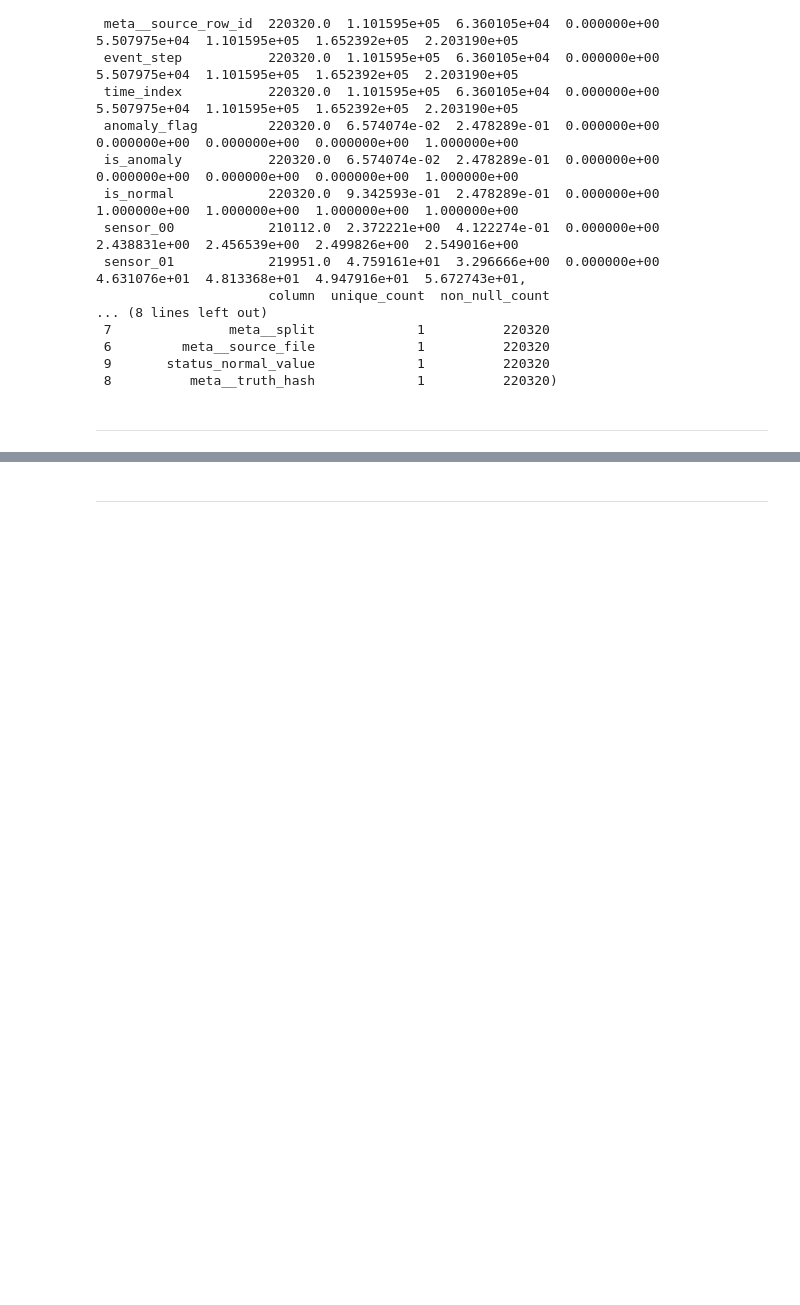
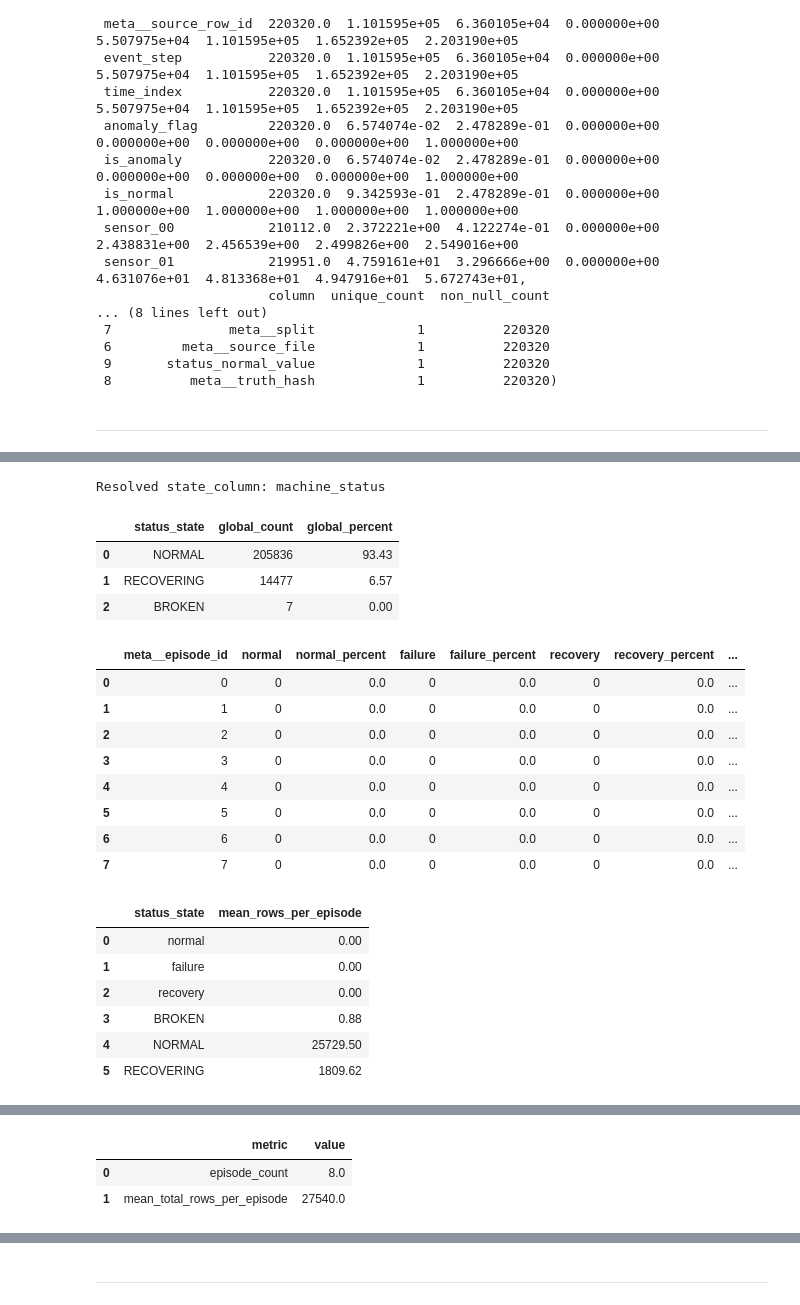
Before and after one commit to DCook-WGU/dcook-wgu-capstone-unified-predictive-maintenance-pipeline, a Jupyter notebook: notebooks/eda/EDA_Notebook_Pump_Silver_02_EDA.ipynb, the cells around one changed output, grey strips where cells are left out. Saved outputs shown, nothing was run; the diff lists cells and outputs as text; code cells hidden in the pictures; blank space fills up the shorter version.

```diff
--- a/notebooks/eda/EDA_Notebook_Pump_Silver_02_EDA.ipynb
+++ b/notebooks/eda/EDA_Notebook_Pump_Silver_02_EDA.ipynb
@@ -752,0 +894,56 @@ numeric_describe.head(10), cardinality_table.head(15)
+# %%
+truth_state_column = None
+FALLBACK_STATE_COL = "machine_status"
+
+label_resolution = silver_truth.get("runtime_facts", {}).get("label_resolution", {})
+truth_state_column = label_resolution.get("label_source_column")
+
+if truth_state_column is not None and str(truth_state_column).strip():
+    state_column = str(truth_state_column)
+else:
+    state_column = FALLBACK_STATE_COL
+
+if state_column not in dataframe.columns:
+    raise KeyError(
+        f"Resolved state_col='{state_column}' not found in dataframe columns."
+    )
+
+logger.info("Resolved state_col from Silver truth: %s", state_column)
+print("Resolved state_column:", state_column)
+
+
+state_map = {
+    "normal": "normal",
+    "broken": "failure",
+    "recovering": "recovery",
+}
+
+episode_status_stats = get_episode_status_state_stats(
+    dataframe=dataframe,
+    status_column=state_column,
+    episode_column="meta__episode_id",
+    state_order=["normal", "failure", "recovery"],
+    include_null_episode=False,
+    state_map=state_map,
+    lowercase_states=True,
+    strip_states=True,
+)
+
+global_status_stats = episode_status_stats["global_status_stats"]
+episode_status_counts = episode_status_stats["episode_status_counts"]
+episode_status_means = episode_status_stats["episode_status_means"]
+episode_status_percent_means = episode_status_stats["episode_status_percent_means"]
+episode_totals = episode_status_stats["episode_totals"]
+
+display(global_status_stats)
+display(episode_status_counts)
+display(episode_status_means)
+display(episode_status_percent_means)
+display(episode_totals)
+
+episode_status_counts_display = episode_status_counts.copy()
+percent_columns = [column for column in episode_status_counts_display.columns if column.endswith("_percent")]
+episode_status_counts_display[percent_columns] = episode_status_counts_display[percent_columns].round(6)
+
+display(episode_status_counts_display)
+# %% [output]
@@ -752,0 +951,21 @@ numeric_describe.head(10), cardinality_table.head(15)
+Resolved state_column: machine_status
+|  | status_state | global_count | global_percent |
+| 0 | NORMAL | 205836 | 93.43 |
+| 1 | RECOVERING | 14477 | 6.57 |
+| 2 | BROKEN | 7 | 0.00 |
+|  | meta__episode_id | normal | normal_percent | failure | failure_percent | recovery | recovery_percent | ... |
+| 0 | 0 | 0 | 0.0 | 0 | 0.0 | 0 | 0.0 | ... |
+| 1 | 1 | 0 | 0.0 | 0 | 0.0 | 0 | 0.0 | ... |
+| 2 | 2 | 0 | 0.0 | 0 | 0.0 | 0 | 0.0 | ... |
+| 3 | 3 | 0 | 0.0 | 0 | 0.0 | 0 | 0.0 | ... |
+| 4 | 4 | 0 | 0.0 | 0 | 0.0 | 0 | 0.0 | ... |
+| 5 | 5 | 0 | 0.0 | 0 | 0.0 | 0 | 0.0 | ... |
+| 6 | 6 | 0 | 0.0 | 0 | 0.0 | 0 | 0.0 | ... |
+| 7 | 7 | 0 | 0.0 | 0 | 0.0 | 0 | 0.0 | ... |
+|  | status_state | mean_rows_per_episode |
+| 0 | normal | 0.00 |
+| 1 | failure | 0.00 |
+| 2 | recovery | 0.00 |
+| 3 | BROKEN | 0.88 |
+| 4 | NORMAL | 25729.50 |
+| 5 | RECOVERING | 1809.62 |
@@ -752,0 +979,3 @@ numeric_describe.head(10), cardinality_table.head(15)
+|  | metric | value |
+| 0 | episode_count | 8.0 |
+| 1 | mean_total_rows_per_episode | 27540.0 |
```
Also changed, not shown: parts of 27 cells of this notebook, 31 other files.
